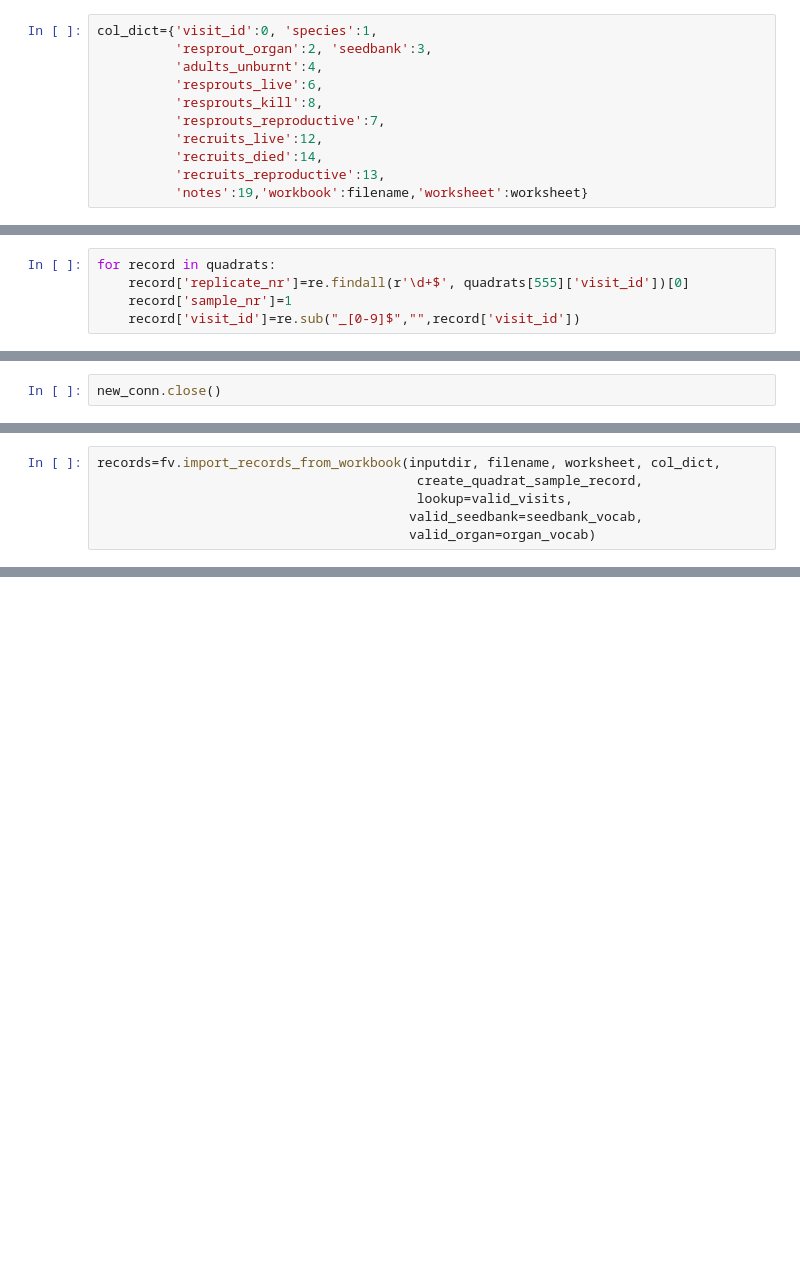
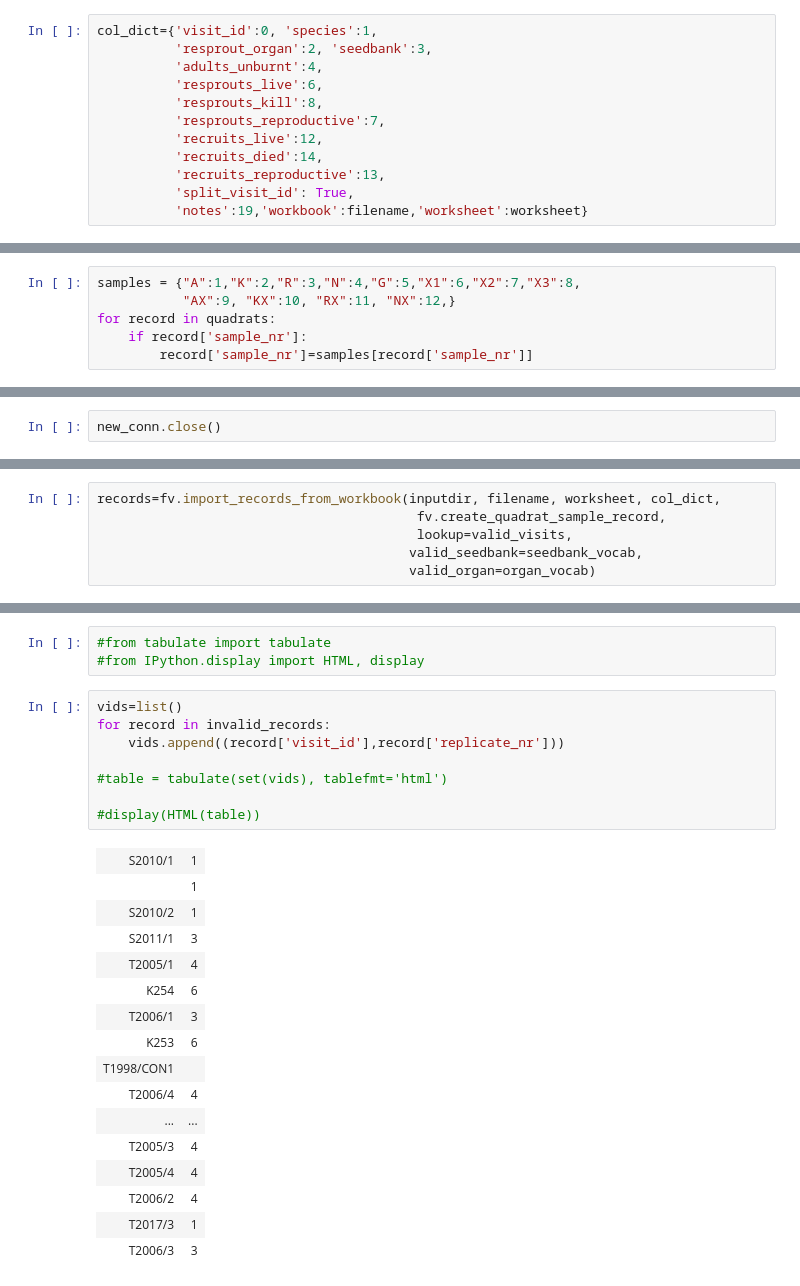
Before and after one commit to ces-unsw-edu-au/fireveg-db-imports, a Jupyter notebook: workflow/Field-forms/10-Mallee-Woodlands-import.ipynb, the cells around one changed output, grey strips where cells are left out. Cells and saved outputs as stored; diff of their text form; blank space fills up the shorter version.

Commit message:
Import malleee data incl add sites

```diff
--- a/workflow/Field-forms/10-Mallee-Woodlands-import.ipynb
+++ b/workflow/Field-forms/10-Mallee-Woodlands-import.ipynb
@@ -367,6 +416,7 @@ col_dict={'visit_id':0, 'species':1,
           'recruits_live':12,
           'recruits_died':14,
           'recruits_reproductive':13,
+          'split_visit_id': True,
           'notes':19,'workbook':filename,'worksheet':worksheet}
 # %%
 quadrats = fv.import_records_from_workbook(inputdir, filename, worksheet, col_dict,
@@ -382,5 +431,0 @@ quadrats[555]
-# %%
-for record in quadrats:
-    record['replicate_nr']=re.findall(r'\d+$', quadrats[555]['visit_id'])[0]
-    record['sample_nr']=1
-    record['visit_id']=re.sub("_[0-9]$","",record['visit_id'])
@@ -390,0 +432,6 @@ quadrats[555]
+# %%
+samples = {"A":1,"K":2,"R":3,"N":4,"G":5,"X1":6,"X2":7,"X3":8,
+           "AX":9, "KX":10, "RX":11, "NX":12,}
+for record in quadrats:
+    if record['sample_nr']:
+        record['sample_nr']=samples[record['sample_nr']]
@@ -506,6 +476,6 @@ def create_quadrat_sample_record(item,sw,lookup,valid_seedbank,valid_organ):
 # %%
 records=fv.import_records_from_workbook(inputdir, filename, worksheet, col_dict,
-                                         create_quadrat_sample_record,
+                                         fv.create_quadrat_sample_record,
                                          lookup=valid_visits,
                                         valid_seedbank=seedbank_vocab,
                                         valid_organ=organ_vocab)
@@ -546,0 +546,28 @@ UnboundLocalError: cannot access local variable 'replicate_nr' where it is not a
+# %%
+#from tabulate import tabulate
+#from IPython.display import HTML, display
+# %%
+vids=list()
+for record in invalid_records:
+    vids.append((record['visit_id'],record['replicate_nr']))
+
+#table = tabulate(set(vids), tablefmt='html')
+
+#display(HTML(table))
+# %% [output]
+| S2010/1 | 1 |
+|  | 1 |
+| S2010/2 | 1 |
+| S2011/1 | 3 |
+| T2005/1 | 4 |
+| K254 | 6 |
+| T2006/1 | 3 |
+| K253 | 6 |
+| T1998/CON1 |  |
+| T2006/4 | 4 |
+| ... | ... |
+| T2005/3 | 4 |
+| T2005/4 | 4 |
+| T2006/2 | 4 |
+| T2017/3 | 1 |
+| T2006/3 | 3 |
```
Also changed, not shown: parts of 38 cells of this notebook, 3 other files.
